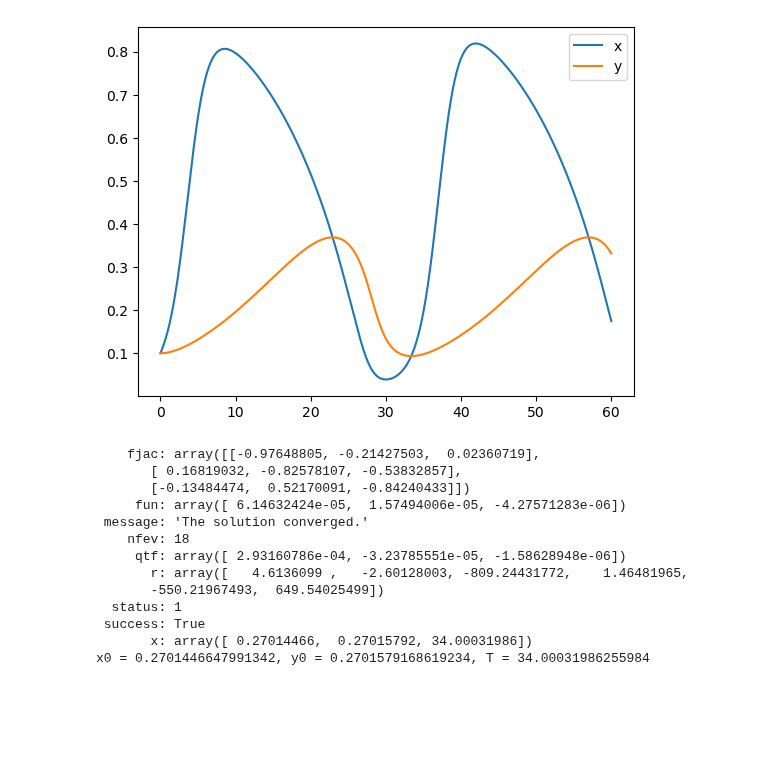
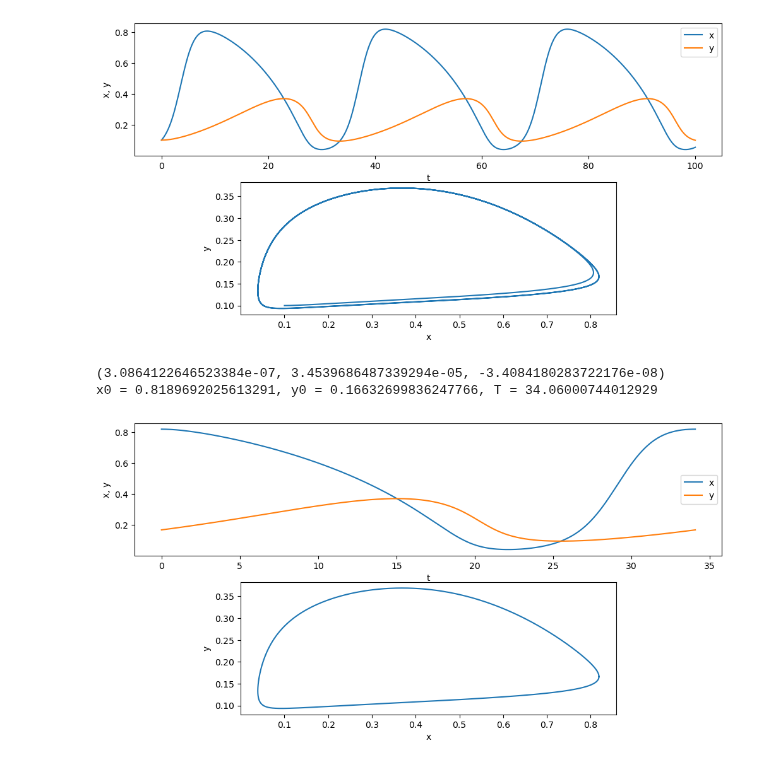
Before and after one commit to dupput/EMAT3008-ScientificComputing, a Jupyter notebook: shooting.ipynb, the cells around one changed output. Cells and saved outputs as stored; diff of their text form; code cells hidden in the pictures; blank space fills up the shorter version.

```diff
--- a/shooting.ipynb
+++ b/shooting.ipynb
@@ -1,22 +1,30 @@
 # %%
+import matplotlib.pyplot as plt
 from Helpers.solvers import solve_to
 import numpy as np
 
 # Define ODE
 def ode(t, y, a=1, d=0.1, b=0.1):
     x = y[0]
     y = y[1]
     dxdt = x*(1-x) - (a*x*y)/(d+x)
     dydt = b*y*(1 - y/x)
     return np.array([dxdt, dydt])
 
-t, y = solve_to(ode, 0, [0.1, 0.1], t_max=60, n_max=None, method='RK4', deltat_max=0.01)
+t, y = solve_to(ode, 0, [0.1, 0.1], t_max=100, n_max=None, method='RK4', deltat_max=0.01)
+# Plot the results. x,y vs t. x vs y
+fig, ax = plt.subplots(2, 1, figsize=(12, 6))
+ax[0].plot(t, y[:,0], label='x')
+ax[0].plot(t, y[:,1], label='y')
+ax[0].legend()
+ax[0].set_xlabel('t')
+ax[0].set_ylabel('x, y')
 
-# Plot the results
-import matplotlib.pyplot as plt
-plt.plot(t, y[:,0], label='x')
-plt.plot(t, y[:,1], label='y')
-plt.legend()
+ax[1].plot(y[:,0], y[:,1])
+ax[1].set_xlabel('x')
+ax[1].set_ylabel('y')
+ax[1].set_aspect('equal', 'box')
+
 plt.show()
 # %% [output]
-[figure, old version]
+[figure, new version]
@@ -26,7 +51,7 @@ import numpy as np
 from scipy.optimize import root, fsolve
 
 # Define ODE
-def ode(t, y, a=1, d=0.1, b=0.2):
+def ode(t, y, a=1, d=0.1, b=0.1):
     x = y[0]
     y = y[1]
     dxdt = x*(1-x) - (a*x*y)/(d+x)
@@ -44,33 +69,25 @@ def phase_function(t, y):
 def func(U0):
     x0, y0, T = U0
 
-    t, y = solve_to(ode, 0, np.array([x0, y0]), t_max=T)
+    t, y = solve_to(ode, 0, np.array([x0, y0]), t_max=T, deltat_max=0.01)
 
-    phase_value = phase_function(0, np.array([x0, y0]))
+    phase_valueStart = phase_function(0, np.array([x0, y0]))
+    phase_valueEnd = phase_function(T, y[-1,:])
 
-    condition1 = y[-1,0] - x0                 # x(T) - x(0) = 0
-    condition2 = y[-1,1] - y0                 # y(T) - y(0) = 0
-    condition3 = phase_value                  #    dx/dt(T) = 0
+    condition1 = (y[-1,0] - x0)      # x(T) - x(0) = 0
+    condition2 = (y[-1,1] - y0)      # y(T) - y(0) = 0
+    condition3 = phase_valueEnd      # dx/dt(T) = 0
 
     return condition1, condition2, condition3
 
 # Initial guess
-guess = np.array([0.6, 0.6, 34])
+guess = np.array([0.6, 0.8, 35])
 sol = root(func, guess)
-print(sol)
+print(func(sol.x))
 x0, y0, T = sol.x
 print('x0 = {}, y0 = {}, T = {}'.format(x0, y0, T))
+plot_values(x0, y0, T)
 # %% [output]
-    fjac: array([[-0.97648805, -0.21427503,  0.02360719],
-       [ 0.16819032, -0.82578107, -0.53832857],
-       [-0.13484474,  0.52170091, -0.84240433]])
-     fun: array([ 6.14632424e-05,  1.57494006e-05, -4.27571283e-06])
- message: 'The solution converged.'
-    nfev: 18
-     qtf: array([ 2.93160786e-04, -3.23785551e-05, -1.58628948e-06])
-       r: array([   4.6136099 ,   -2.60128003, -809.24431772,    1.46481965,
-       -550.21967493,  649.54025499])
-  status: 1
- success: True
-       x: array([ 0.27014466,  0.27015792, 34.00031986])
-x0 = 0.2701446647991342, y0 = 0.2701579168619234, T = 34.00031986255984
+(3.0864122646523384e-07, 3.4539686487339294e-05, -3.4084180283722176e-08)
+x0 = 0.8189692025613291, y0 = 0.16632699836247766, T = 34.06000744012929
+[figure, added]
```
Also changed, not shown: parts of 7 cells of this notebook, 2 other files.
